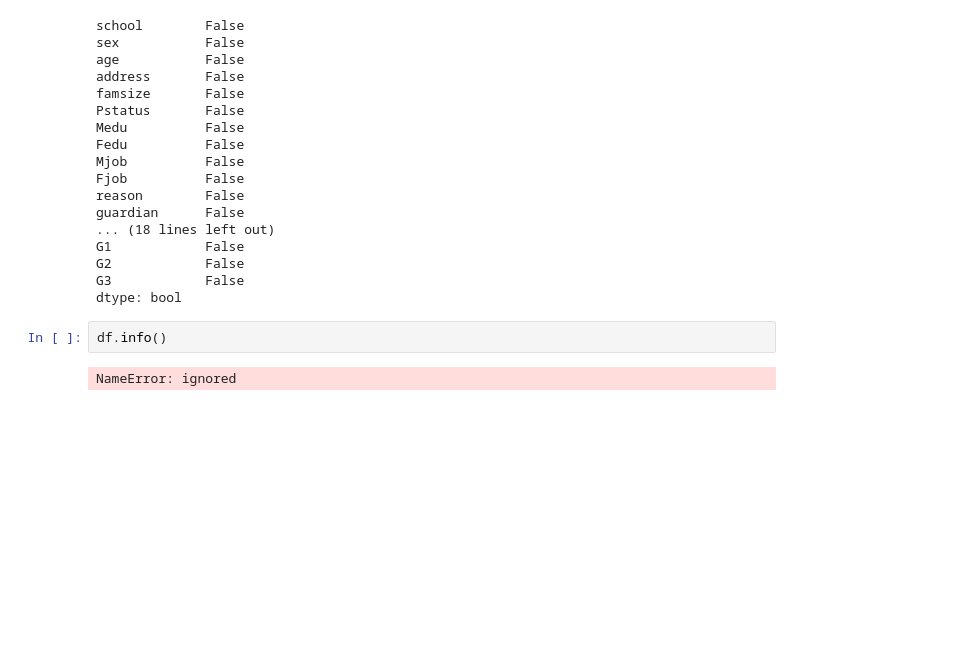
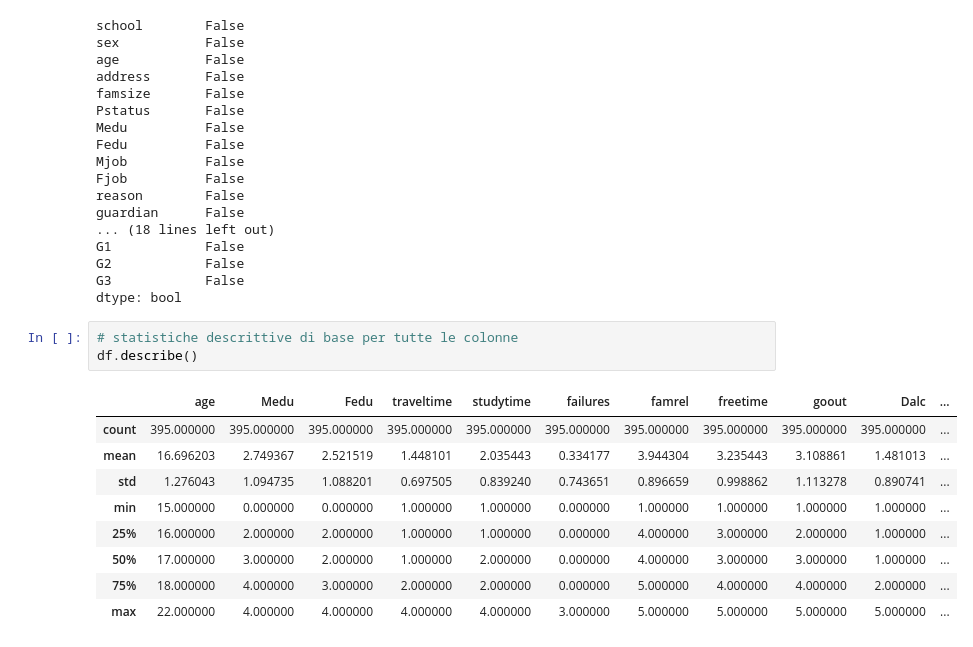
Before and after one commit to rebeccadimatteo/ExplainableAI, a Jupyter notebook: IngegnerizzazioneDatiConsumoAlcolStudentiMatematica.ipynb, the cells around one changed output. Drawn from its saved outputs; the diff is of its cells as text; blank space fills up the shorter version.

```diff
--- a/IngegnerizzazioneDatiConsumoAlcolStudentiMatematica.ipynb
+++ b/IngegnerizzazioneDatiConsumoAlcolStudentiMatematica.ipynb
@@ -76,7 +76,16 @@ G1            False
 G2            False
 G3            False
 dtype: bool
-# %%
-df.info()
-# %% [output]
-NameError: ignored
+# %%
+# statistiche descrittive di base per tutte le colonne
+df.describe()
+# %% [output]
+|  | age | Medu | Fedu | traveltime | studytime | failures | famrel | freetime | goout | Dalc | ... |
+| count | 395.000000 | 395.000000 | 395.000000 | 395.000000 | 395.000000 | 395.000000 | 395.000000 | 395.000000 | 395.000000 | 395.000000 | ... |
+| mean | 16.696203 | 2.749367 | 2.521519 | 1.448101 | 2.035443 | 0.334177 | 3.944304 | 3.235443 | 3.108861 | 1.481013 | ... |
+| std | 1.276043 | 1.094735 | 1.088201 | 0.697505 | 0.839240 | 0.743651 | 0.896659 | 0.998862 | 1.113278 | 0.890741 | ... |
+| min | 15.000000 | 0.000000 | 0.000000 | 1.000000 | 1.000000 | 0.000000 | 1.000000 | 1.000000 | 1.000000 | 1.000000 | ... |
+| 25% | 16.000000 | 2.000000 | 2.000000 | 1.000000 | 1.000000 | 0.000000 | 4.000000 | 3.000000 | 2.000000 | 1.000000 | ... |
+| 50% | 17.000000 | 3.000000 | 2.000000 | 1.000000 | 2.000000 | 0.000000 | 4.000000 | 3.000000 | 3.000000 | 1.000000 | ... |
+| 75% | 18.000000 | 4.000000 | 3.000000 | 2.000000 | 2.000000 | 0.000000 | 5.000000 | 4.000000 | 4.000000 | 2.000000 | ... |
+| max | 22.000000 | 4.000000 | 4.000000 | 4.000000 | 4.000000 | 3.000000 | 5.000000 | 5.000000 | 5.000000 | 5.000000 | ... |
```
Also changed, not shown: parts of 3 cells of this notebook.
